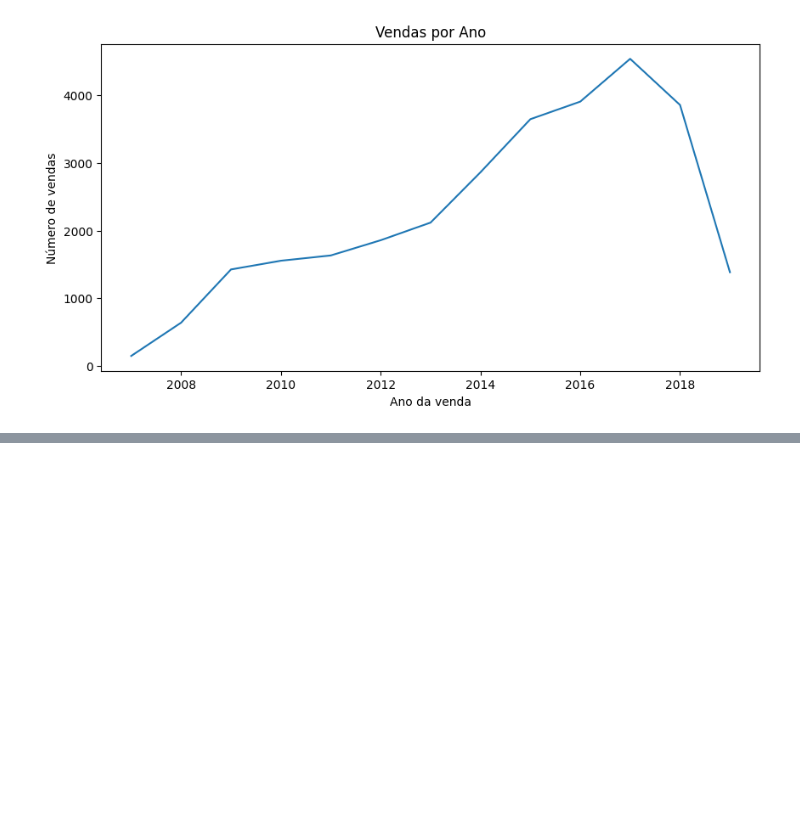
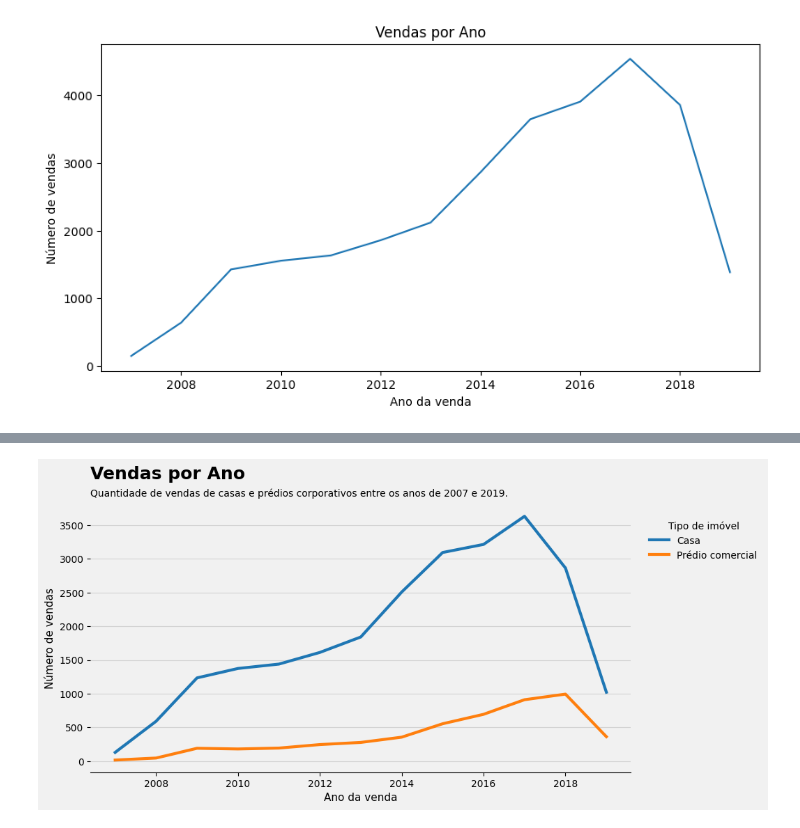
Before and after one commit to lucas-mdsena/python_udemy_module_3, a Jupyter notebook: notebook_matplotlib.ipynb, the cells around one changed output, grey strips where cells are left out. Saved outputs shown, nothing was run; the diff lists cells and outputs as text; code cells hidden in the pictures; blank space fills up the shorter version.

```diff
--- a/notebook_matplotlib.ipynb
+++ b/notebook_matplotlib.ipynb
@@ -710,0 +727,33 @@ plt.show()
+# %%
+agrupamento_serie = df[['ano_venda', 'id_venda', 'tipo_imovel']].groupby(by=['ano_venda', 'tipo_imovel']).count()
+
+fig, ax = plt.subplots(
+    figsize=(10,5),
+    facecolor='#F1F1F1' # Define a cor de fundo da Figure
+    )
+
+
+for tipo in df['tipo_imovel'].unique():
+    ax.plot(
+        agrupamento_serie.xs(tipo, level='tipo_imovel').index,
+        agrupamento_serie.xs(tipo, level='tipo_imovel')['id_venda'],
+        label=tipo,
+        linewidth=3 # Expessura da linha
+    )
+
+ax.set_title('Vendas por Ano\n', fontsize=18, loc='left', fontweight='bold')
+ax.text(0,1.03,'Quantidade de vendas de casas e prédios corporativos entre os anos de 2007 e 2019.',transform=ax.transAxes)
+
+ax.set_xlabel('Ano da venda', fontsize=11)
+ax.set_ylabel('Número de vendas', fontsize=11)
+ax.spines['top'].set_visible(False)
+ax.spines['right'].set_visible(False)
+ax.spines['left'].set_visible(False)
+
+ax.legend(title='Tipo de imóvel', frameon=False,  bbox_to_anchor=(1.25, 0.97))
+ax.set_facecolor('#F1F1F1')
+ax.grid(axis='y', color='lightgrey')
+
+plt.show()
+# %% [output]
+[figure, added]
```
Also changed, not shown: parts of 13 cells of this notebook.
